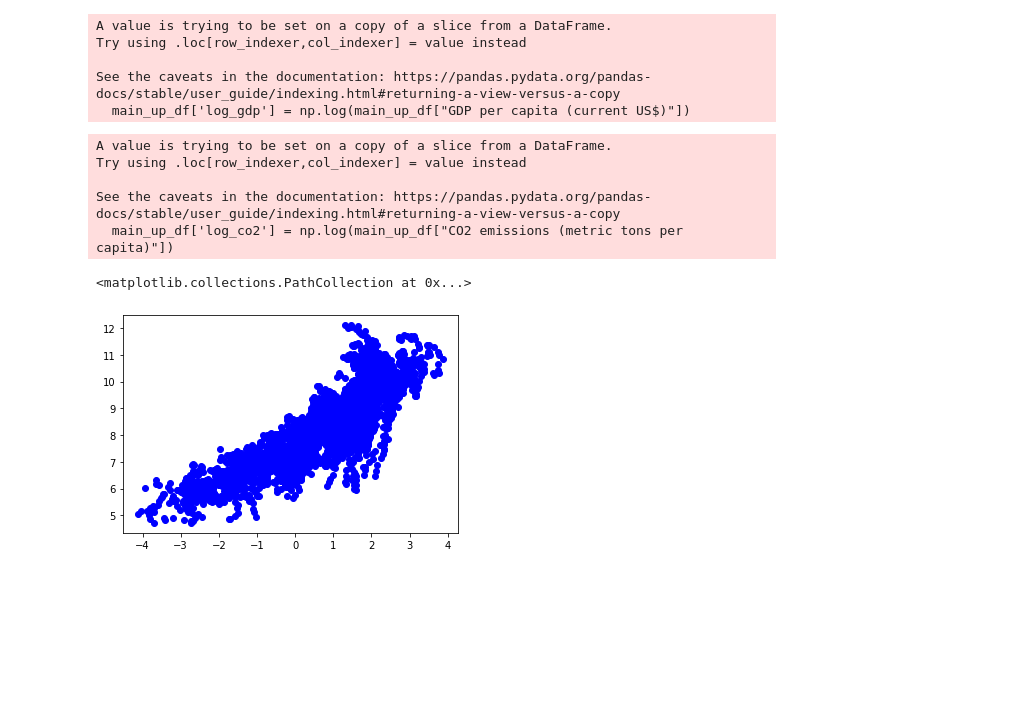
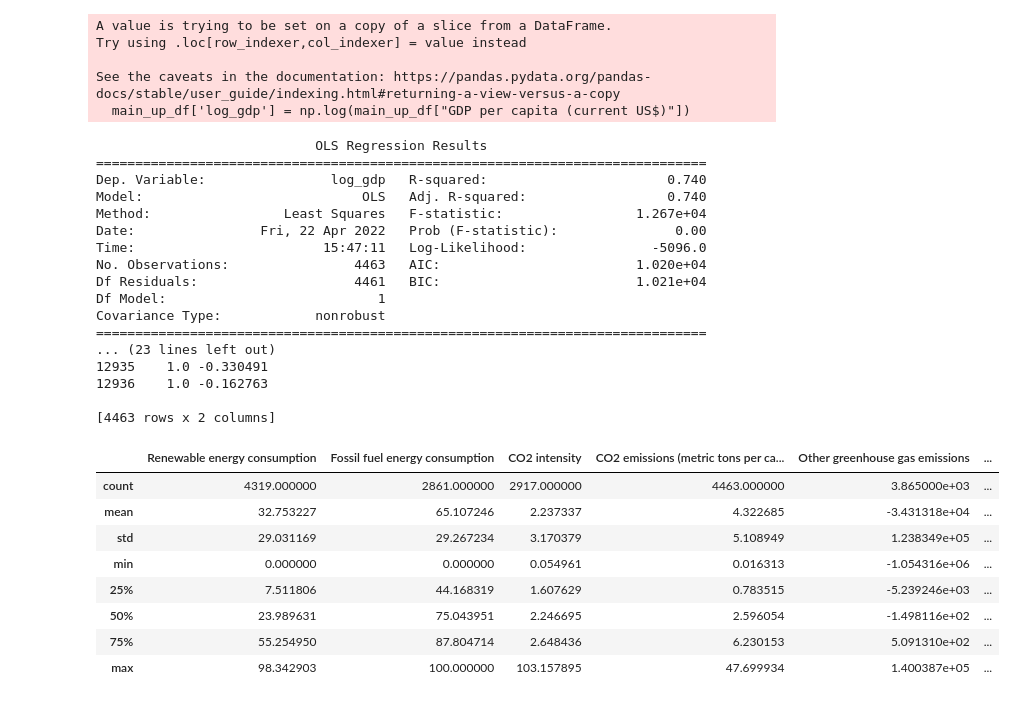
Before and after one commit to CS521-Burstein/final-project-anjaliagr, a Jupyter notebook: Data analysis.ipynb, the cells around one changed output. Saved outputs shown, nothing was run; the diff lists cells and outputs as text; code cells hidden in the pictures; blank space fills up the shorter version.

```diff
--- a/Data analysis.ipynb
+++ b/Data analysis.ipynb
@@ -223,27 +169,49 @@ Try using .loc[row_indexer,col_indexer] = value instead
 See the caveats in the documentation: https://pandas.pydata.org/pandas-docs/stable/user_guide/indexing.html#returning-a-view-versus-a-copy
   main_up_df['log_gdp'] = np.log(main_up_df["GDP per capita (current US$)"])
 # %%
-main_up_df['log_co2'] = np.log(main_up_df["CO2 emissions (metric tons per capita)"])
+main_up_df_2['log_co2'] = np.log(main_up_df["CO2 emissions (metric tons per capita)"])
-# %% [output]
-A value is trying to be set on a copy of a slice from a DataFrame.
-Try using .loc[row_indexer,col_indexer] = value instead
-
-See the caveats in the documentation: https://pandas.pydata.org/pandas-docs/stable/user_guide/indexing.html#returning-a-view-versus-a-copy
-  main_up_df['log_co2'] = np.log(main_up_df["CO2 emissions (metric tons per capita)"])
 # %%
-X = main_up_df["log_co2"]
-y = main_up_df["log_gdp"]
-#X = sm.add_constant(X)
-#model = linear_model.LinearRegression()
-#model.fit(X, y)
-#model.summary()
-#print(model)
-plt.scatter(X, y, color = 'blue')
+co2 = main_up_df_2["log_co2"]
+gdp = main_up_df_2["log_gdp"]
+co2= sm.add_constant(co2)
+# had to drop some variables that had co2 = 0 because then log(co2) was becoming minus infinity
 
-#main_up_df.plot.scatter('log_co2', 'log_gdp')
-#plt.plot(log_co2, log_gdp, color ='green')
+model2 = sm.OLS(gdp, co2).fit()
+predictions3 = model2.predict(co2)
 
-#plt.plot(X, model.predict(X), color='green')
+print_model_2 = model2.summary()
+print(print_model_2)
+
+
+
+print(co2)
 # %% [output]
-<matplotlib.collections.PathCollection at 0x...>
+                            OLS Regression Results
+==============================================================================
+Dep. Variable:                log_gdp   R-squared:                       0.740
+Model:                            OLS   Adj. R-squared:                  0.740
+Method:                 Least Squares   F-statistic:                 1.267e+04
+Date:                Fri, 22 Apr 2022   Prob (F-statistic):               0.00
+Time:                        15:47:11   Log-Likelihood:                -5096.0
+No. Observations:                4463   AIC:                         1.020e+04
+Df Residuals:                    4461   BIC:                         1.021e+04
+Df Model:                           1
+Covariance Type:            nonrobust
+==============================================================================
+... (23 lines left out)
+12935    1.0 -0.330491
+12936    1.0 -0.162763
+
+[4463 rows x 2 columns]
-[figure, removed]
+# %%
+main_up_df_2.describe() #summary statistics
+# %% [output]
+|  | Renewable energy consumption | Fossil fuel energy consumption | CO2 intensity | CO2 emissions (metric tons per ca... | Other greenhouse gas emissions | ... |
+| count | 4319.000000 | 2861.000000 | 2917.000000 | 4463.000000 | 3.865000e+03 | ... |
+| mean | 32.753227 | 65.107246 | 2.237337 | 4.322685 | -3.431318e+04 | ... |
+| std | 29.031169 | 29.267234 | 3.170379 | 5.108949 | 1.238349e+05 | ... |
+| min | 0.000000 | 0.000000 | 0.054961 | 0.016313 | -1.054316e+06 | ... |
+| 25% | 7.511806 | 44.168319 | 1.607629 | 0.783515 | -5.239246e+03 | ... |
+| 50% | 23.989631 | 75.043951 | 2.246695 | 2.596054 | -1.498116e+02 | ... |
+| 75% | 55.254950 | 87.804714 | 2.648436 | 6.230153 | 5.091310e+02 | ... |
+| max | 98.342903 | 100.000000 | 103.157895 | 47.699934 | 1.400387e+05 | ... |
```
Also changed, not shown: parts of 18 cells of this notebook, 1 other file.
